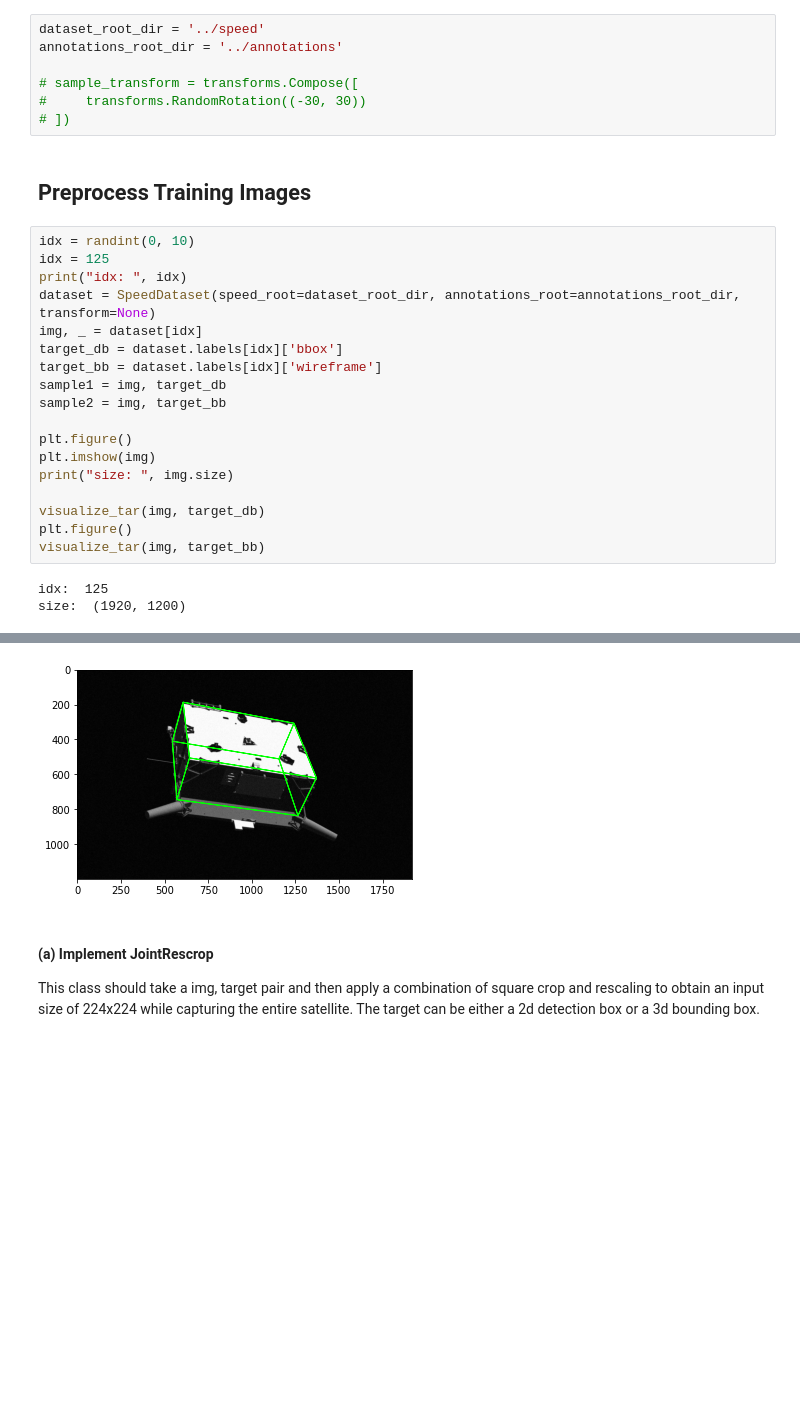
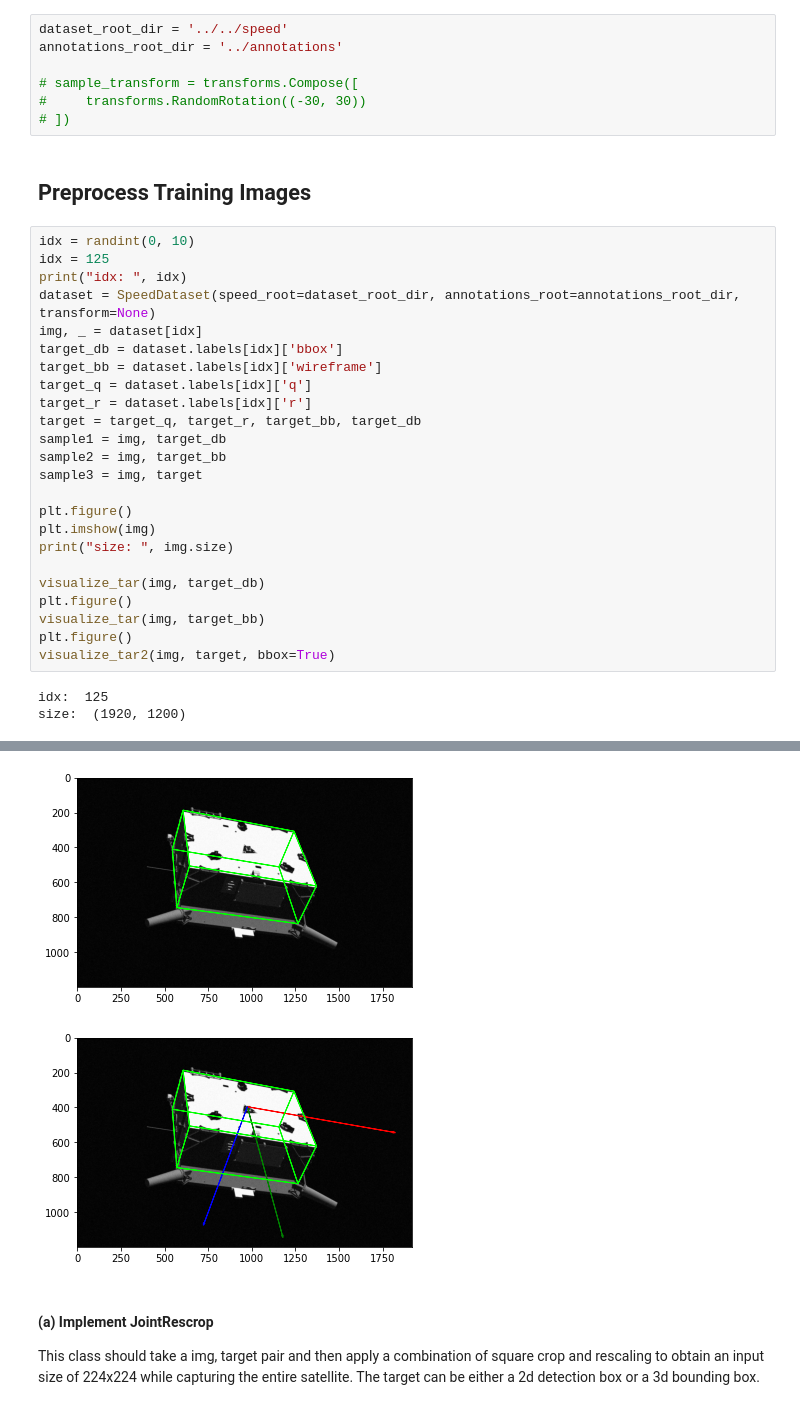
Before and after one commit to jazzalin/spacecraft-pose-estimation, a Jupyter notebook: model/data_augmentation.ipynb, the cells around one changed output, grey strips where cells are left out. Saved outputs shown, nothing was run; the diff lists cells and outputs as text; blank space fills up the shorter version.

```diff
--- a/model/data_augmentation.ipynb
+++ b/model/data_augmentation.ipynb
@@ -19,7 +19,7 @@ from dataloader_utils import *
 # %% [markdown]
 Let's set up the path to a local copy of the SPEED dataset, and instanciate the helper class.
 # %%
-dataset_root_dir = '../speed'
+dataset_root_dir = '../../speed'
 annotations_root_dir = '../annotations'
 
 # sample_transform = transforms.Compose([
@@ -30,26 +30,33 @@ annotations_root_dir = '../annotations'
 # %%
 idx = randint(0, 10)
 idx = 125
 print("idx: ", idx)
 dataset = SpeedDataset(speed_root=dataset_root_dir, annotations_root=annotations_root_dir, transform=None)
 img, _ = dataset[idx]
 target_db = dataset.labels[idx]['bbox']
 target_bb = dataset.labels[idx]['wireframe']
+target_q = dataset.labels[idx]['q']
+target_r = dataset.labels[idx]['r']
+target = target_q, target_r, target_bb, target_db
 sample1 = img, target_db
 sample2 = img, target_bb
+sample3 = img, target
 
 plt.figure()
 plt.imshow(img)
 print("size: ", img.size)
 
 visualize_tar(img, target_db)
 plt.figure()
 visualize_tar(img, target_bb)
+plt.figure()
+visualize_tar2(img, target, bbox=True)
 # %% [output]
 idx:  125
 size:  (1920, 1200)
 [figure]
 [figure]
+[figure, added]
 # %% [markdown]
 #### (a) Implement JointRescrop
 
```
Also changed, not shown: parts of 1 cell of this notebook, 2 other files.
